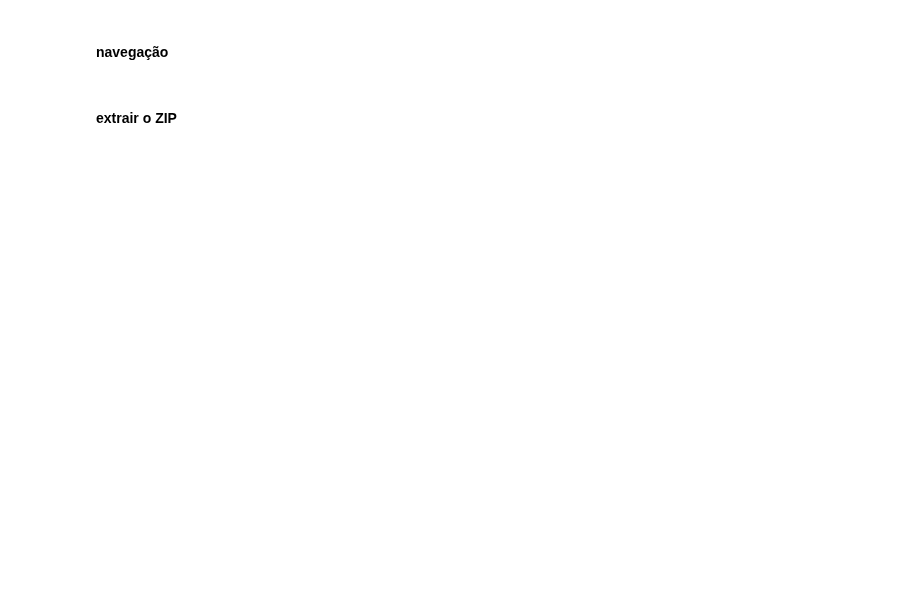
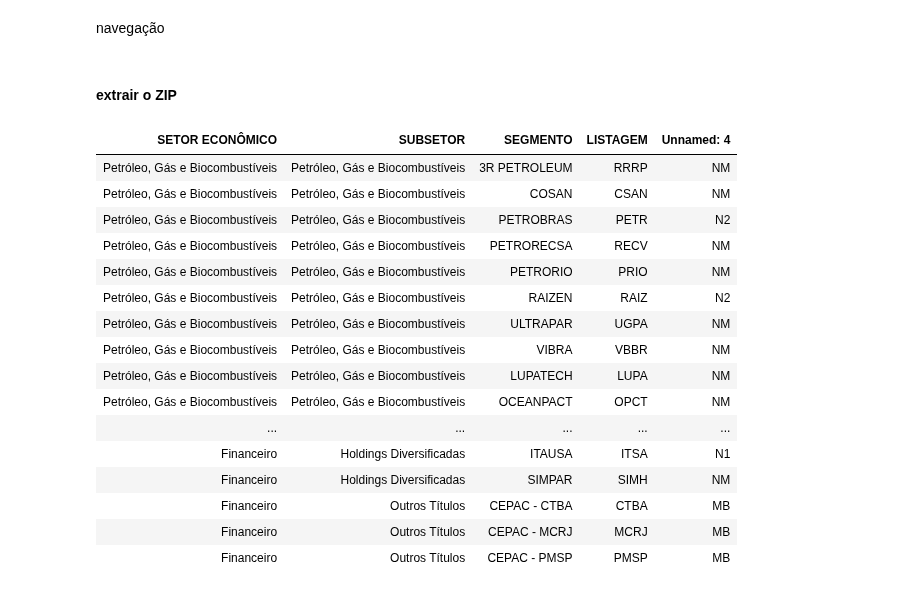
Before and after one commit to BDonadelli/Finance-playground, a Jupyter notebook: DT_B3_setores.ipynb, the cells around one changed output. Drawn from its saved outputs; the diff is of its cells as text; code cells hidden in the pictures; blank space fills up the shorter version.

```diff
--- a/DT_B3_setores.ipynb
+++ b/DT_B3_setores.ipynb
@@ -18,8 +4,14 @@ driver.get(url)
 # %% [markdown]
-#### navegação
+navegação
 # %%
+from DT_atualiza_settings import *
+
+
+url = 'https://www.b3.com.br/pt_br/produtos-e-servicos/negociacao/renda-variavel/empresas-listadas.htm'
+driver.get(url)
+
 popup = '//*[@id="onetrust-close-btn-container"]/button' ## '/html/body/div[2]/div[3]/div/div[2]/button'
-driver.find_element('xpath', popup).click()
+driver.find_element(By.XPATH, popup).click()
 
 
 from selenium.webdriver.support import expected_conditions as EC
@@ -29,13 +21,14 @@ WebDriverWait(driver, 10).until(
         EC.frame_to_be_available_and_switch_to_it((By.ID, "bvmf_iframe")))
 
 botao_expandir = '/html/body/app-root/app-companies-home/div/div/div/div/div[2]/div[1]/div/div/a/i'
-driver.execute_script("arguments[0].click();", driver.find_element('xpath', botao_expandir))
+driver.find_element(By.XPATH, botao_expandir).click()
+# driver.execute_script("arguments[0].click();", driver.find_element('xpath', botao_expandir))
 
-planilha = driver.find_element('xpath', '/html/body/app-root/app-companies-home/div/div/div/div/div[2]/div[2]/div/app-companies-home-filter-classification/form/div[2]/div[3]/div[2]/p/a')
+caminho='/html/body/app-root/app-companies-home/div/div/div/div/div[2]/div[2]/div/app-companies-home-filter-classification/form/div[2]/div[3]/div[2]/p/a'
+planilha = driver.find_element(By.XPATH, caminho)
 driver.execute_script("arguments[0].click();", planilha)
+
 sleep(5)
-
-driver.quit()
 # %% [markdown]
 #### extrair o ZIP
 # %%
@@ -49,7 +41,28 @@ os.remove(data_path + r"ClassifSetorial.zip")
 # %%
 setores['SETOR ECONÔMICO'] = setores['SETOR ECONÔMICO'].ffill()
 setores['SUBSETOR'] = setores['SUBSETOR'].ffill()
 setores = setores.dropna(subset = ['SEGMENTO'])
 setores = setores.dropna()
-setores.head(50)
+
+from IPython.display import display, HTML
+
+display(HTML(setores.to_html(index=False)))
+# %% [output]
+| SETOR ECONÔMICO | SUBSETOR | SEGMENTO | LISTAGEM | Unnamed: 4 |
+| Petróleo, Gás e Biocombustíveis | Petróleo, Gás e Biocombustíveis | 3R PETROLEUM | RRRP | NM |
+| Petróleo, Gás e Biocombustíveis | Petróleo, Gás e Biocombustíveis | COSAN | CSAN | NM |
+| Petróleo, Gás e Biocombustíveis | Petróleo, Gás e Biocombustíveis | PETROBRAS | PETR | N2 |
+| Petróleo, Gás e Biocombustíveis | Petróleo, Gás e Biocombustíveis | PETRORECSA | RECV | NM |
+| Petróleo, Gás e Biocombustíveis | Petróleo, Gás e Biocombustíveis | PETRORIO | PRIO | NM |
+| Petróleo, Gás e Biocombustíveis | Petróleo, Gás e Biocombustíveis | RAIZEN | RAIZ | N2 |
+| Petróleo, Gás e Biocombustíveis | Petróleo, Gás e Biocombustíveis | ULTRAPAR | UGPA | NM |
+| Petróleo, Gás e Biocombustíveis | Petróleo, Gás e Biocombustíveis | VIBRA | VBBR | NM |
+| Petróleo, Gás e Biocombustíveis | Petróleo, Gás e Biocombustíveis | LUPATECH | LUPA | NM |
+| Petróleo, Gás e Biocombustíveis | Petróleo, Gás e Biocombustíveis | OCEANPACT | OPCT | NM |
+| ... | ... | ... | ... | ... |
+| Financeiro | Holdings Diversificadas | ITAUSA | ITSA | N1 |
+| Financeiro | Holdings Diversificadas | SIMPAR | SIMH | NM |
+| Financeiro | Outros Títulos | CEPAC - CTBA | CTBA | MB |
+| Financeiro | Outros Títulos | CEPAC - MCRJ | MCRJ | MB |
+| Financeiro | Outros Títulos | CEPAC - PMSP | PMSP | MB |
 # %%
```
Also changed, not shown: parts of 6 cells of this notebook, 2 other files.
